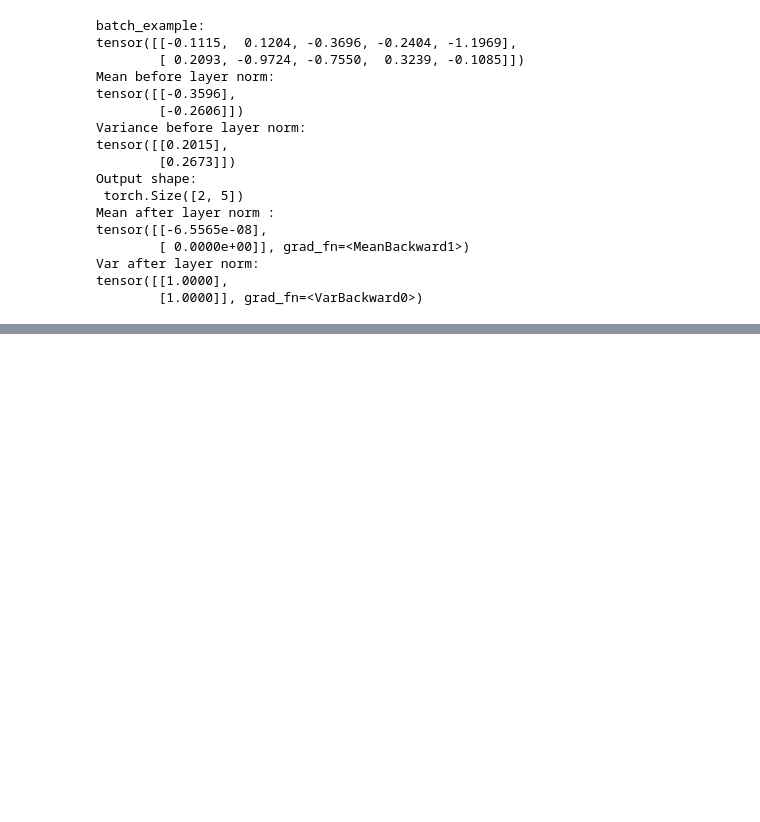
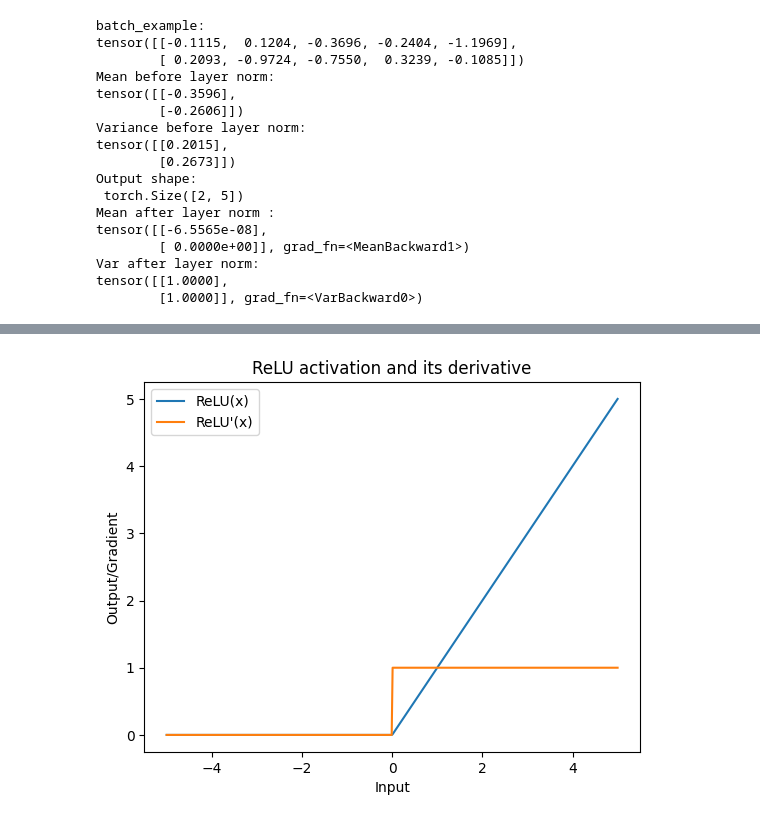
Before and after one commit to roodriigoooo/llm_deepdive, a Jupyter notebook: LLM/stage1/architecture.ipynb, the cells around one changed output, grey strips where cells are left out. Saved outputs shown, nothing was run; the diff lists cells and outputs as text; code cells hidden in the pictures; blank space fills up the shorter version.

```diff
--- a/LLM/stage1/architecture.ipynb
+++ b/LLM/stage1/architecture.ipynb
@@ -298,0 +314,22 @@ Given these insights, the adoption of Pre-LN in GPT-2 and subsequent large‐sca
+# %%
+import numpy as np, matplotlib.pyplot as plt
+
+def relu(x):
+    return np.maximum(0, x)
+
+def relu_deriv(x):
+    return (x > 0).astype(float)
+
+x = np.linspace(-5, 5, 500)
+y = relu(x)
+dy = relu_deriv(x)
+
+plt.plot(x, y, label='ReLU(x)')
+plt.plot(x, dy, label="ReLU'(x)")
+plt.title('ReLU activation and its derivative')
+plt.xlabel('Input')
+plt.ylabel('Output/Gradient')
+plt.legend()
+plt.show()
+# %% [output]
+[figure, added]
```
Also changed, not shown: parts of 7 cells of this notebook, 2 other files.
